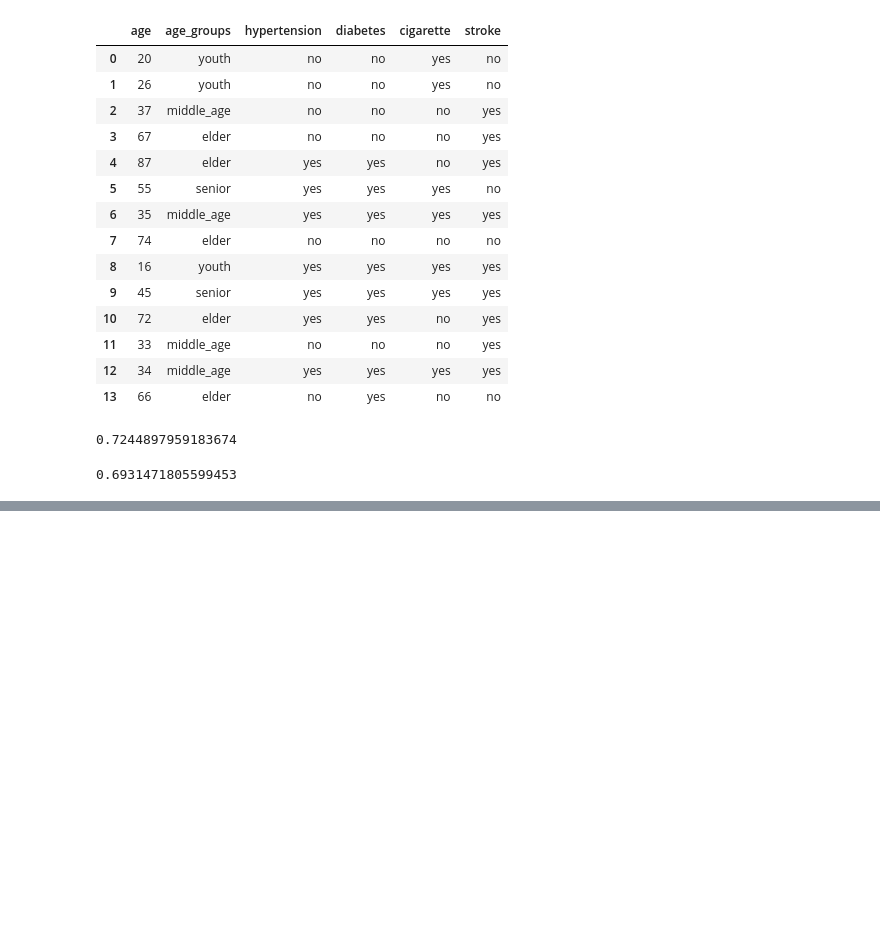
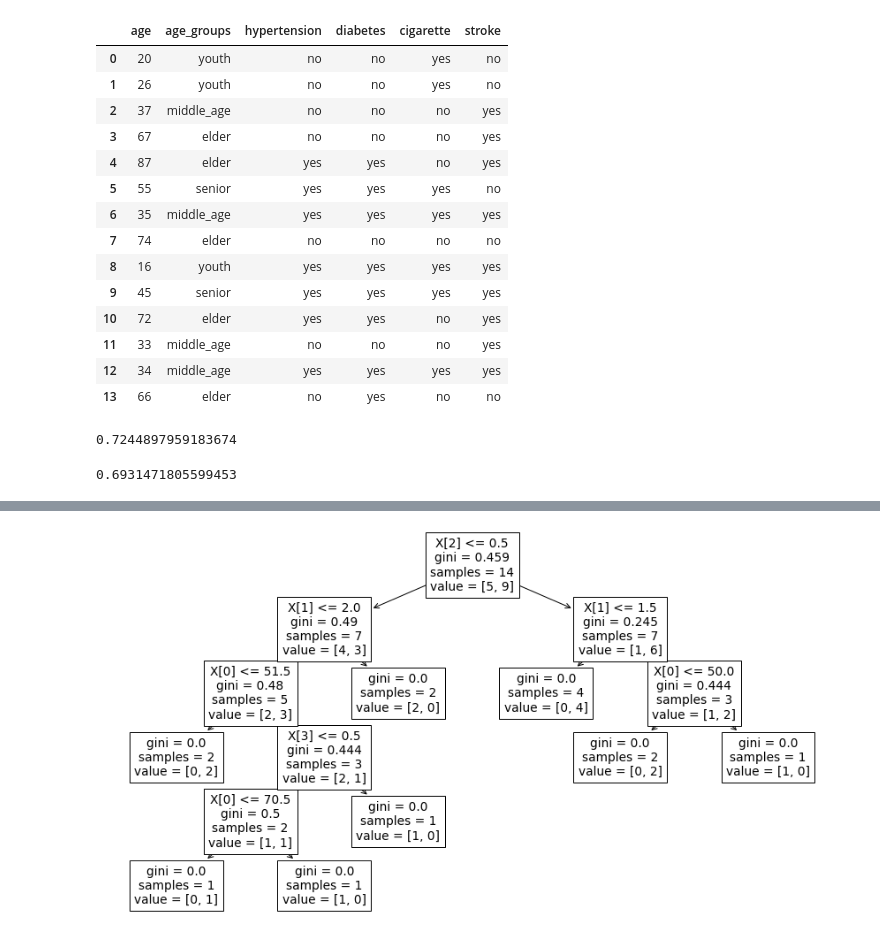
Before and after one commit to orkunaran/data_science_study_notes, a Jupyter notebook: Decision Tree Study Notes.ipynb, the cells around one changed output, grey strips where cells are left out. Cells and saved outputs as stored; diff of their text form; code cells hidden in the pictures; blank space fills up the shorter version.

```diff
--- a/Decision Tree Study Notes.ipynb
+++ b/Decision Tree Study Notes.ipynb
@@ -182,0 +185,4 @@ def multi_shannon(data,column):
+# %%
+# let's find the lowest entropy for all columns
+for col in stroke.drop(['age', 'stroke'],axis=1).columns:
+    print(f"Entropy for {col} : {entropy(stroke,str(col))}")
@@ -182,0 +241,16 @@ def multi_shannon(data,column):
+# %%
+le = LabelEncoder()
+for col in stroke.select_dtypes(include = 'object'):
+    stroke[col] = le.fit_transform(stroke[col])
+
+# describe X and y
+X = stroke.drop('stroke', axis=1)
+y = stroke['stroke']
+# %%
+dt = DecisionTreeClassifier()
+clf_fit = dt.fit(X,y)
+# %%
+plt.figure(figsize=(15,8))
+_ = plot_tree(clf_fit)
+# %% [output]
+[figure, added]
```
Also changed, not shown: parts of 11 cells of this notebook.
